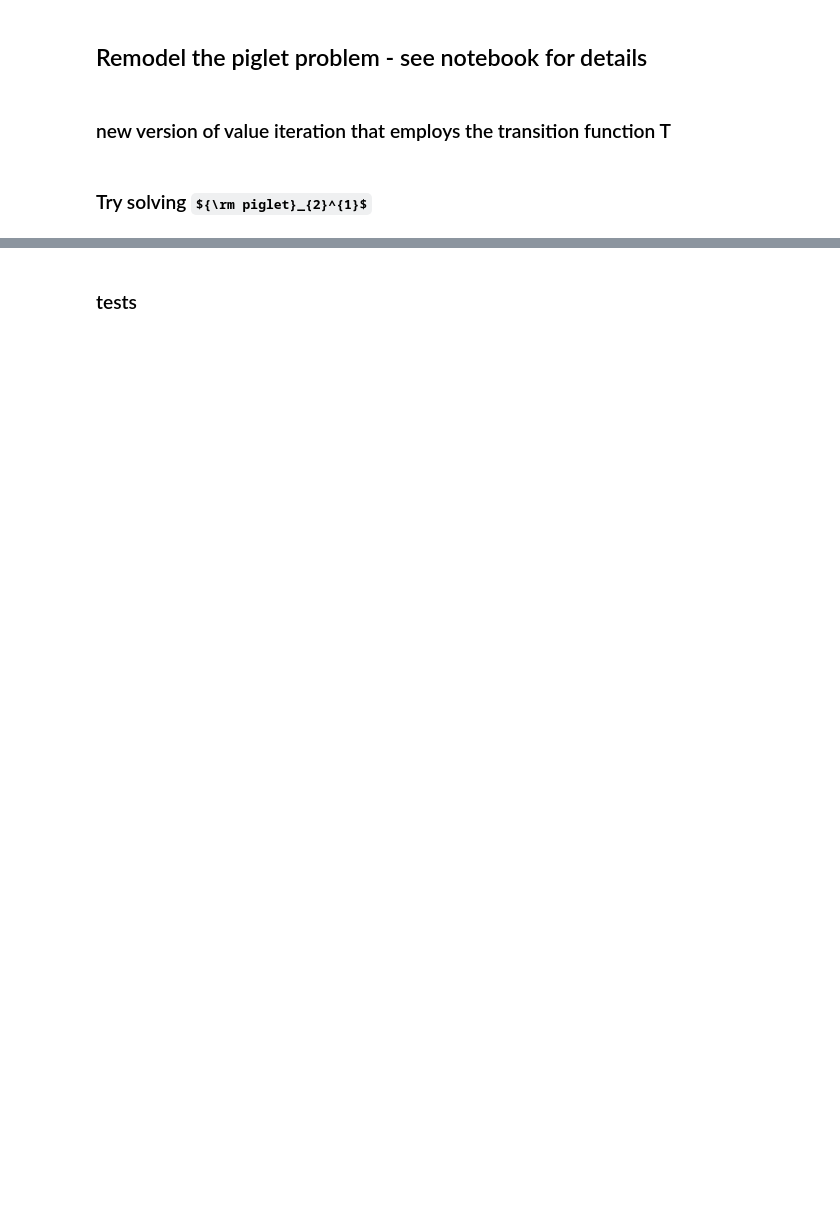
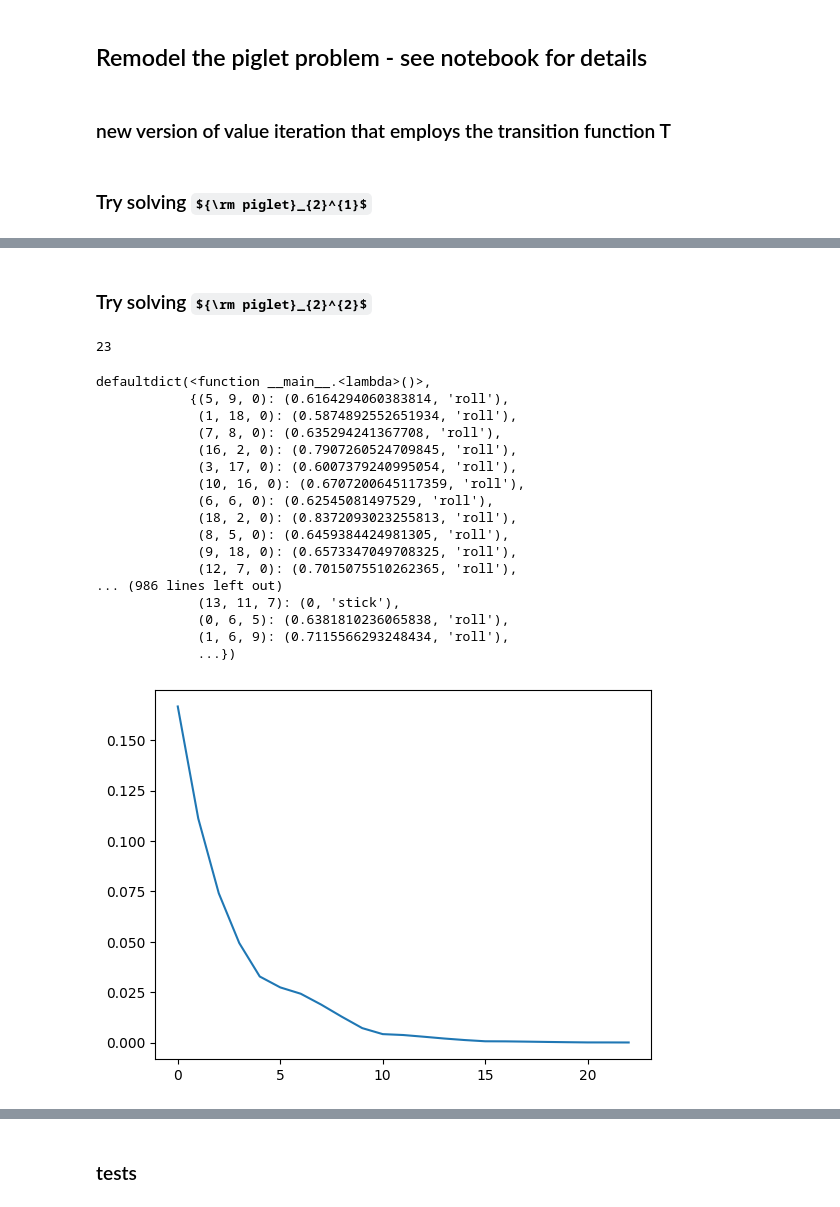
Before and after one commit to grosed/STOR-609, a Jupyter notebook: notebooks/assessment-3/pig-value-iteration.ipynb, the cells around one changed output, grey strips where cells are left out. Drawn from its saved outputs; the diff is of its cells as text; code cells hidden in the pictures; some formulas as TeX source; blank space fills up the shorter version.

```diff
--- a/notebooks/assessment-3/pig-value-iteration.ipynb
+++ b/notebooks/assessment-3/pig-value-iteration.ipynb
@@ -382,0 +276,53 @@ defaultdict(<function <lambda> at 0x...>, {(0, 0, 0): (0.42857142857974395, 'rol
+# %% [markdown]
+### Try solving ${\rm piglet}_{2}^{2}$
+# %%
+goal = 20
+d = 6
+gamma = 1.0
+
+
+A = piglet_actions
+P = piglet_probability(goal,d)
+T = piglet_transitions(goal,d)
+S = piglet_states(goal,d)
+R = piglet_reward(goal)
+
+VI  = value_iteration(S,T,A,P,R,gamma)
+adapter = piglet_adaptation(S)
+pvi = compose(VI,adapter)
+V = defaultdict(lambda : (0.0,None))
+inside_bounding_box = bounding_box_convergence(0.0001)
+
+V_dash = pvi(V)
+its = 0
+D = list()
+while not inside_bounding_box(V_dash,V) :
+    V = V_dash
+    V_dash = pvi(V)
+    D.append(delta(V,V_dash))
+    its += 1
+    if its > 200 : break
+
+print(its)
+plt.plot(D)
+V_dash
+# %% [output]
+23
+defaultdict(<function __main__.<lambda>()>,
+            {(5, 9, 0): (0.6164294060383814, 'roll'),
+             (1, 18, 0): (0.5874892552651934, 'roll'),
+             (7, 8, 0): (0.635294241367708, 'roll'),
+             (16, 2, 0): (0.7907260524709845, 'roll'),
+             (3, 17, 0): (0.6007379240995054, 'roll'),
+             (10, 16, 0): (0.6707200645117359, 'roll'),
+             (6, 6, 0): (0.62545081497529, 'roll'),
+             (18, 2, 0): (0.8372093023255813, 'roll'),
+             (8, 5, 0): (0.6459384424981305, 'roll'),
+             (9, 18, 0): (0.6573347049708325, 'roll'),
+             (12, 7, 0): (0.7015075510262365, 'roll'),
+... (986 lines left out)
+             (13, 11, 7): (0, 'stick'),
+             (0, 6, 5): (0.6381810236065838, 'roll'),
+             (1, 6, 9): (0.7115566293248434, 'roll'),
+             ...})
+[figure, added]
```
Also changed, not shown: parts of 32 cells of this notebook.
